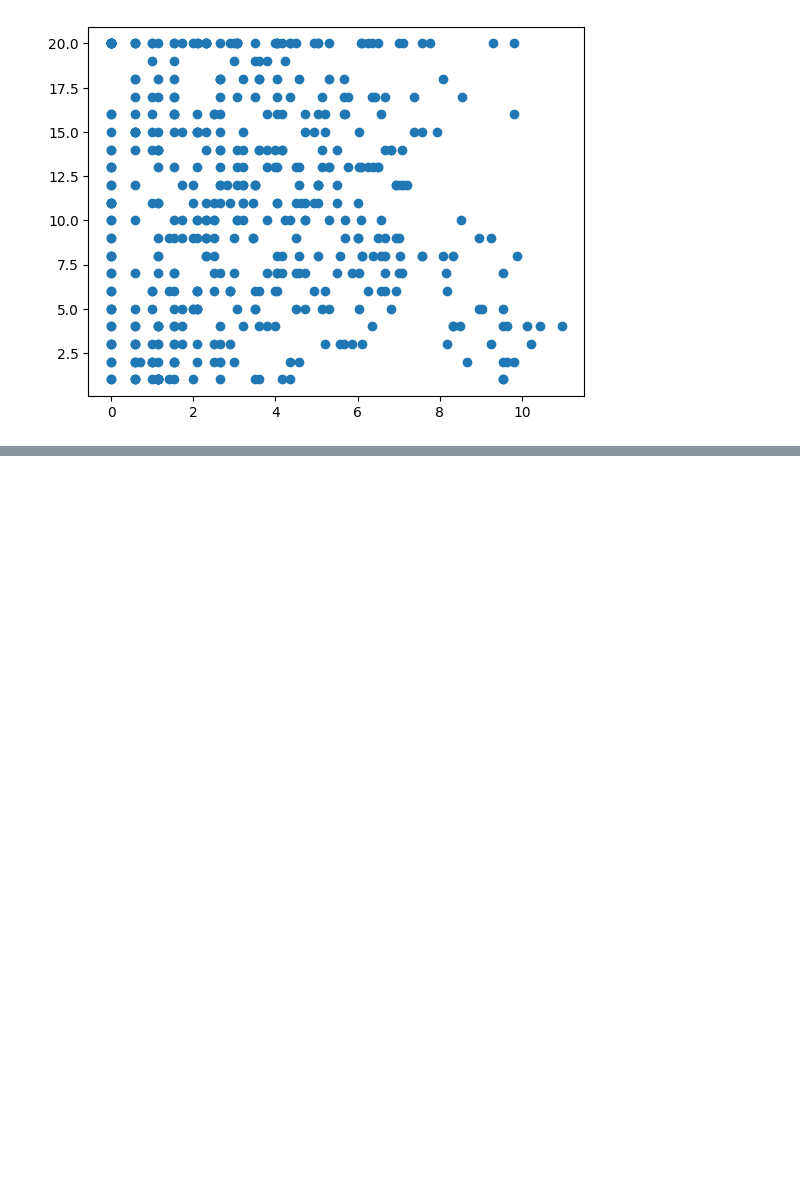
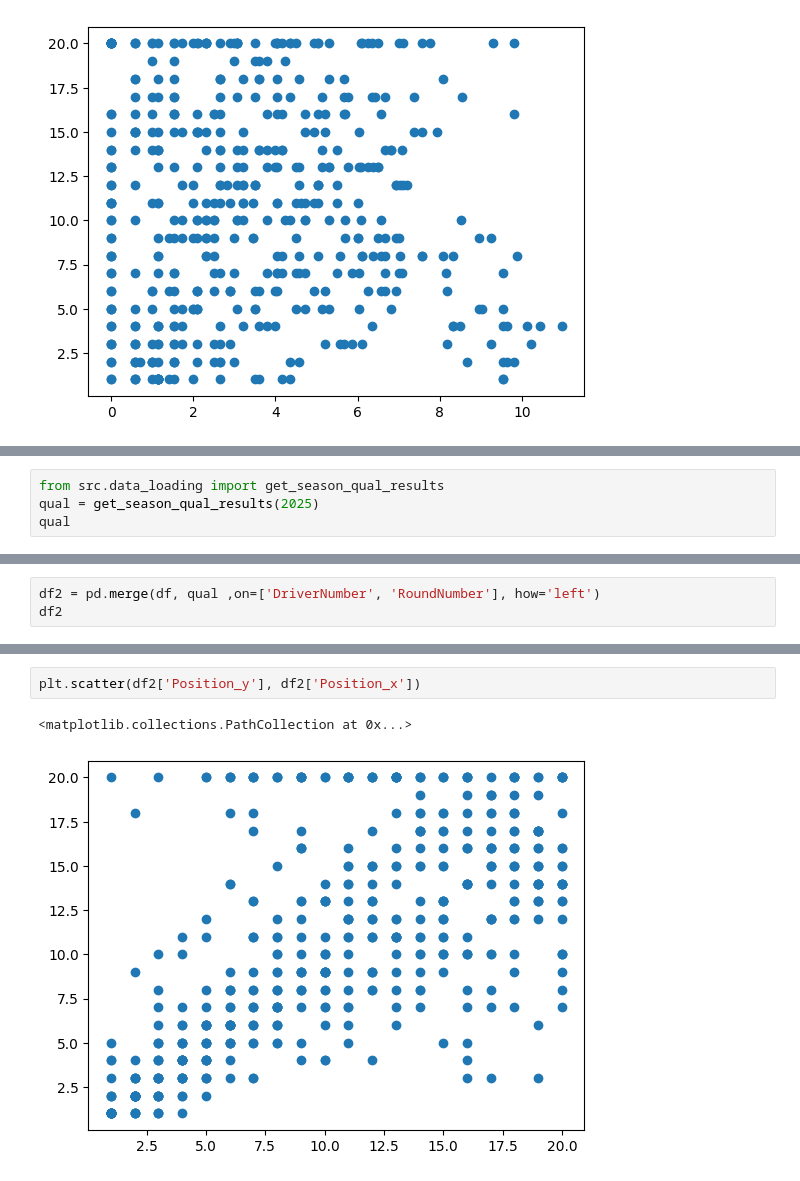
Before and after one commit to jifor/F1-Prediction-Project, a Jupyter notebook: model_testing.ipynb, the cells around one changed output, grey strips where cells are left out. Saved outputs shown, nothing was run; the diff lists cells and outputs as text; blank space fills up the shorter version.

Commit message:
Made functions to automatically make results df and add features

```diff
--- a/model_testing.ipynb
+++ b/model_testing.ipynb
@@ -549,0 +578,4 @@ plt.scatter(data2['RollingStd3'], data2['Position'])
+# %%
+from src.data_loading import get_season_qual_results
+qual = get_season_qual_results(2025)
+qual
@@ -549,0 +613,3 @@ plt.scatter(data2['RollingStd3'], data2['Position'])
+# %%
+df2 = pd.merge(df, qual ,on=['DriverNumber', 'RoundNumber'], how='left')
+df2
@@ -549,0 +630,5 @@ plt.scatter(data2['RollingStd3'], data2['Position'])
+# %%
+plt.scatter(df2['Position_y'], df2['Position_x'])
+# %% [output]
+<matplotlib.collections.PathCollection at 0x...>
+[figure, added]
```
Also changed, not shown: parts of 7 cells of this notebook, 4 other files.
